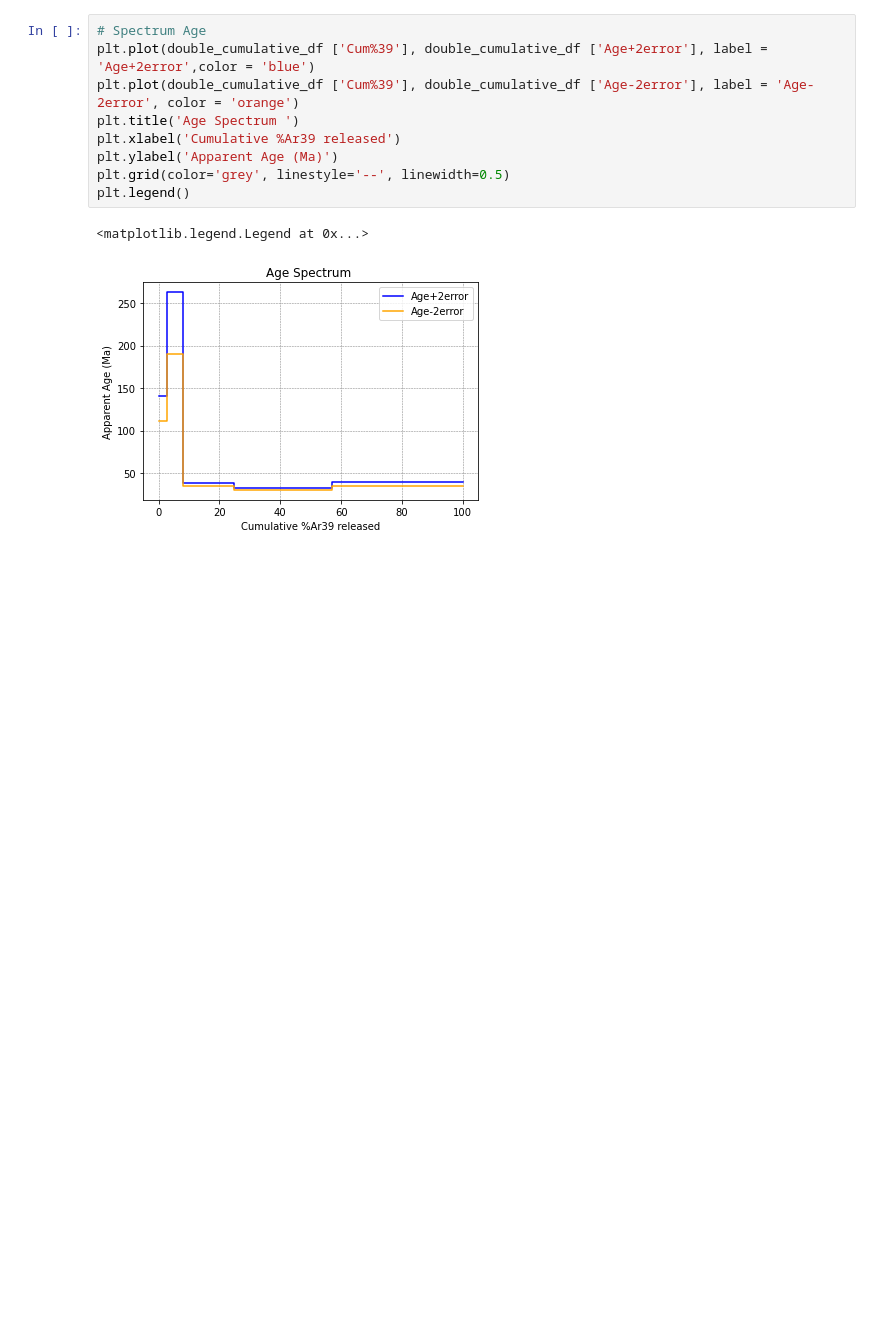
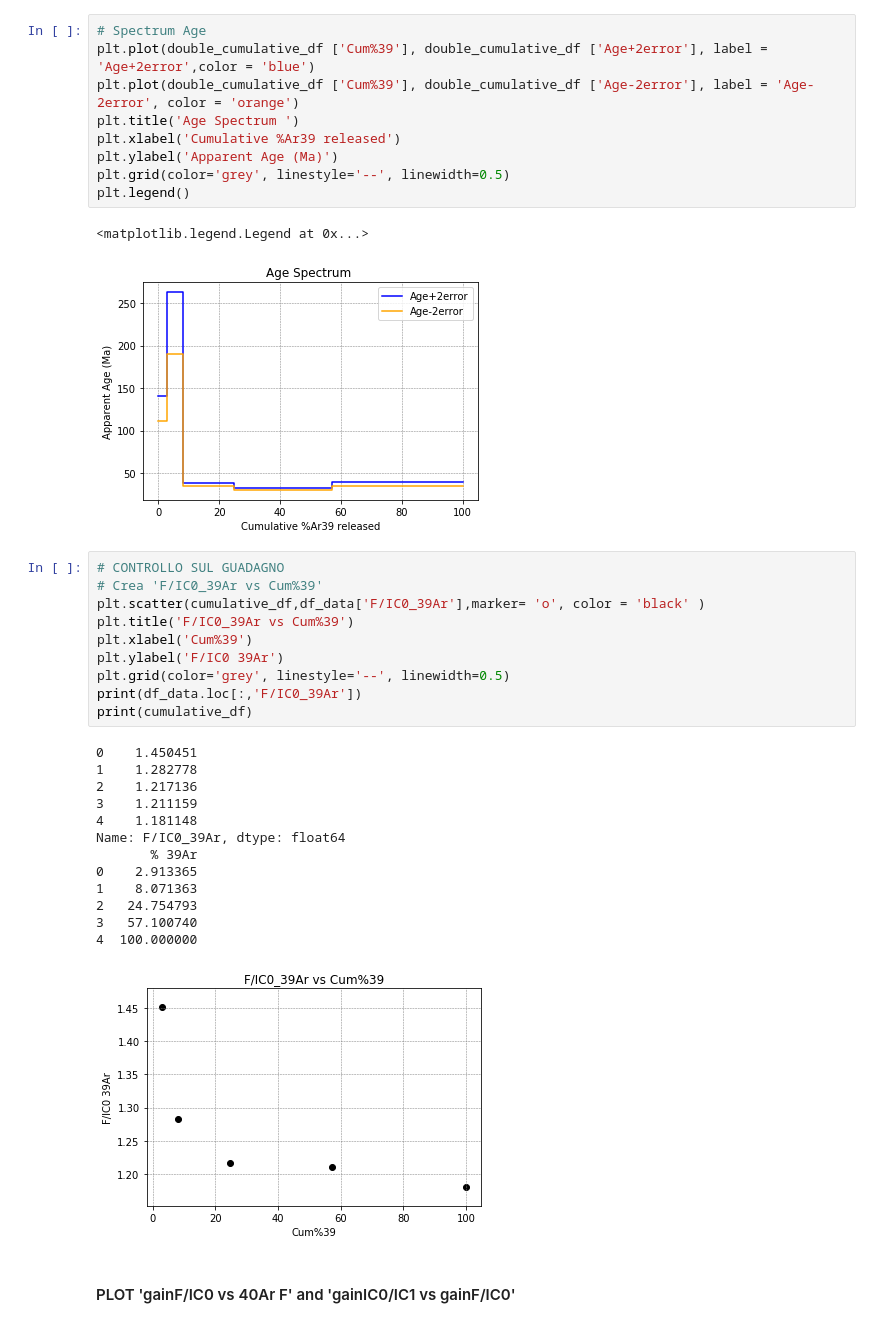
Before and after one commit to gecos-lab/PyCalcolAr, a Jupyter notebook: notebooks/PyCalcolAr_working.ipynb, the cells around one changed output. Cells and saved outputs as stored; diff of their text form; blank space fills up the shorter version.

```diff
--- a/notebooks/PyCalcolAr_working.ipynb
+++ b/notebooks/PyCalcolAr_working.ipynb
@@ -954,3 +947,29 @@ plt.legend()
 # %% [output]
 <matplotlib.legend.Legend at 0x...>
 [figure]
+# %%
+# CONTROLLO SUL GUADAGNO
+# Crea 'F/IC0_39Ar vs Cum%39'
+plt.scatter(cumulative_df,df_data['F/IC0_39Ar'],marker= 'o', color = 'black' )
+plt.title('F/IC0_39Ar vs Cum%39')
+plt.xlabel('Cum%39')
+plt.ylabel('F/IC0 39Ar')
+plt.grid(color='grey', linestyle='--', linewidth=0.5)
+print(df_data.loc[:,'F/IC0_39Ar'])
+print(cumulative_df)
+# %% [output]
+0    1.450451
+1    1.282778
+2    1.217136
+3    1.211159
+4    1.181148
+Name: F/IC0_39Ar, dtype: float64
+       % 39Ar
+0    2.913365
+1    8.071363
+2   24.754793
+3   57.100740
+4  100.000000
+[figure, added]
+# %% [markdown]
+#### PLOT 'gainF/IC0 vs 40Ar F' and 'gainIC0/IC1 vs gainF/IC0'
```
Also changed, not shown: parts of 10 cells of this notebook, 10 other files.
